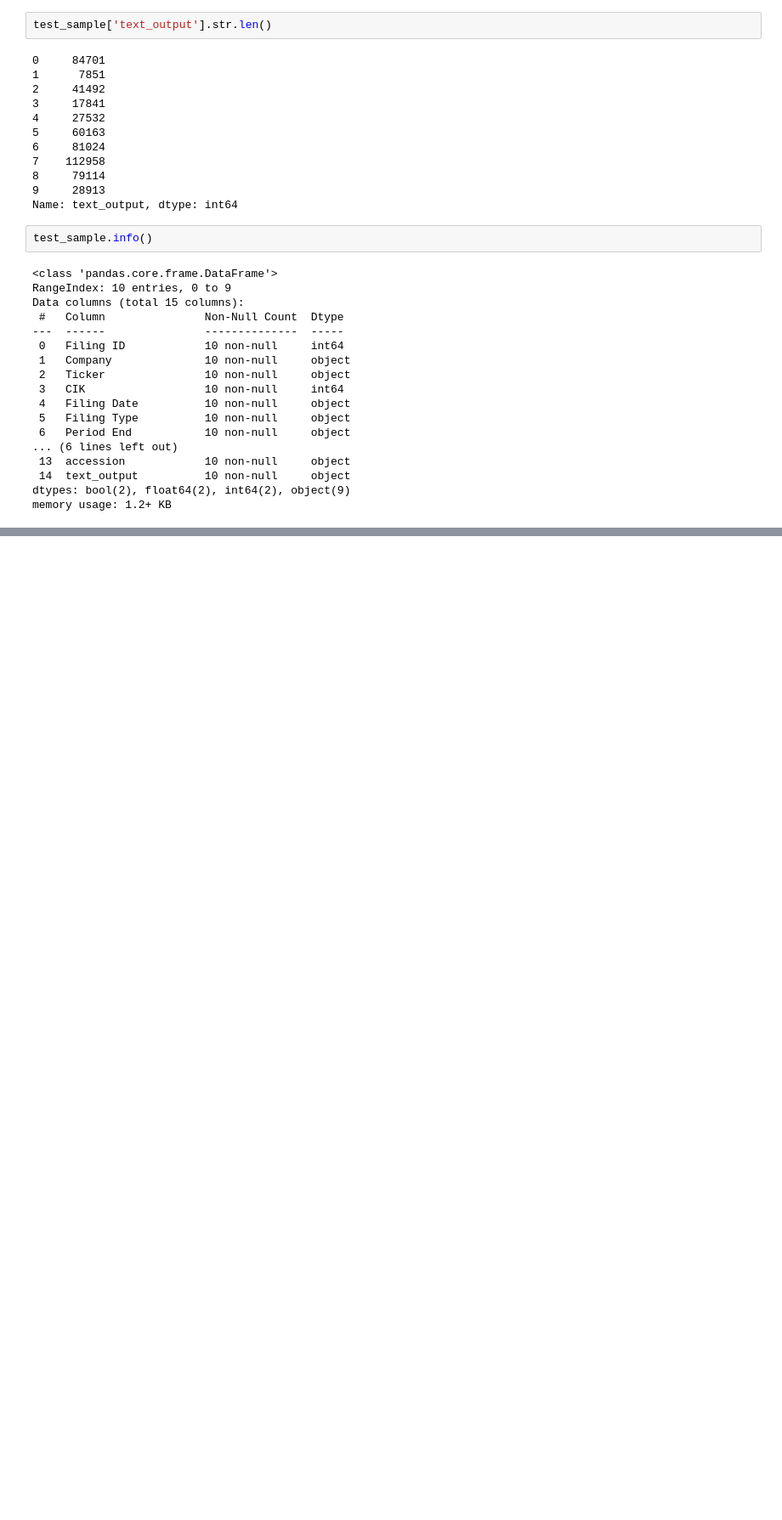
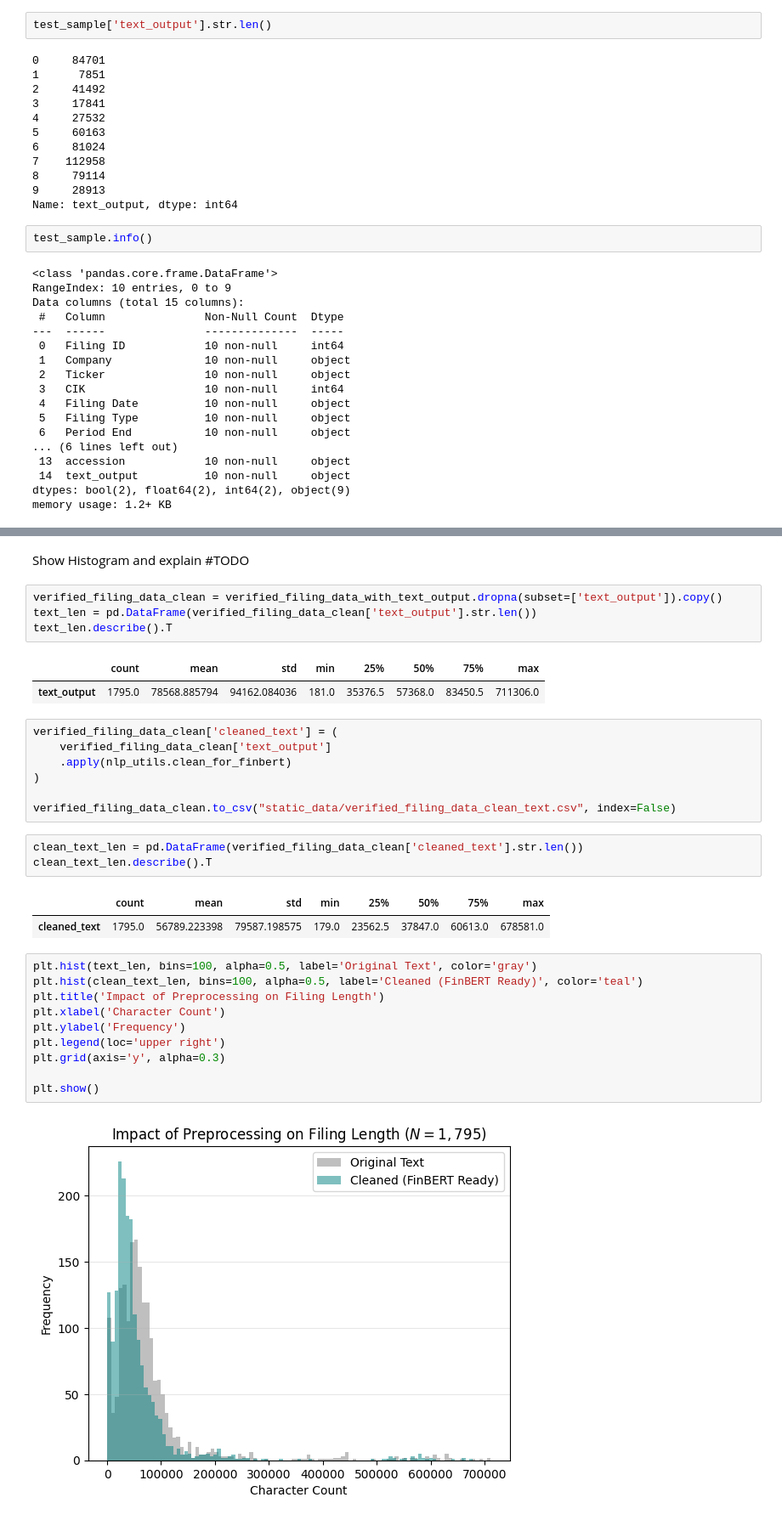
Before and after one commit to Kamend1/data_science_final_project, a Jupyter notebook: notebooks/1_3_earnings_releases_data_pipeline.ipynb, the cells around one changed output, grey strips where cells are left out. Shown at 85% size. Drawn from its saved outputs; the diff is of its cells as text; blank space fills up the shorter version.

```diff
--- a/notebooks/1_3_earnings_releases_data_pipeline.ipynb
+++ b/notebooks/1_3_earnings_releases_data_pipeline.ipynb
@@ -520 +533,35 @@ memory usage: 1.2+ KB
+# %% [markdown]
+Show Histogram and explain #TODO
+# %%
+verified_filing_data_clean = verified_filing_data_with_text_output.dropna(subset=['text_output']).copy()
+text_len = pd.DataFrame(verified_filing_data_clean['text_output'].str.len())
+text_len.describe().T
+# %% [output]
+|  | count | mean | std | min | 25% | 50% | 75% | max |
+| text_output | 1795.0 | 78568.885794 | 94162.084036 | 181.0 | 35376.5 | 57368.0 | 83450.5 | 711306.0 |
+# %%
+verified_filing_data_clean['cleaned_text'] = (
+    verified_filing_data_clean['text_output']
+    .apply(nlp_utils.clean_for_finbert)
+)
+
+verified_filing_data_clean.to_csv("static_data/verified_filing_data_clean_text.csv", index=False)
+# %%
+clean_text_len = pd.DataFrame(verified_filing_data_clean['cleaned_text'].str.len())
+clean_text_len.describe().T
+# %% [output]
+|  | count | mean | std | min | 25% | 50% | 75% | max |
+| cleaned_text | 1795.0 | 56789.223398 | 79587.198575 | 179.0 | 23562.5 | 37847.0 | 60613.0 | 678581.0 |
+# %%
+plt.hist(text_len, bins=100, alpha=0.5, label='Original Text', color='gray')
+plt.hist(clean_text_len, bins=100, alpha=0.5, label='Cleaned (FinBERT Ready)', color='teal')
+plt.title('Impact of Preprocessing on Filing Length')
+plt.xlabel('Character Count')
+plt.ylabel('Frequency')
+plt.legend(loc='upper right')
+plt.grid(axis='y', alpha=0.3)
+
+plt.show()
+# %% [output]
+[figure, added]
 # %% [markdown]
```
Also changed, not shown: parts of 40 cells of this notebook, 8 other files.
